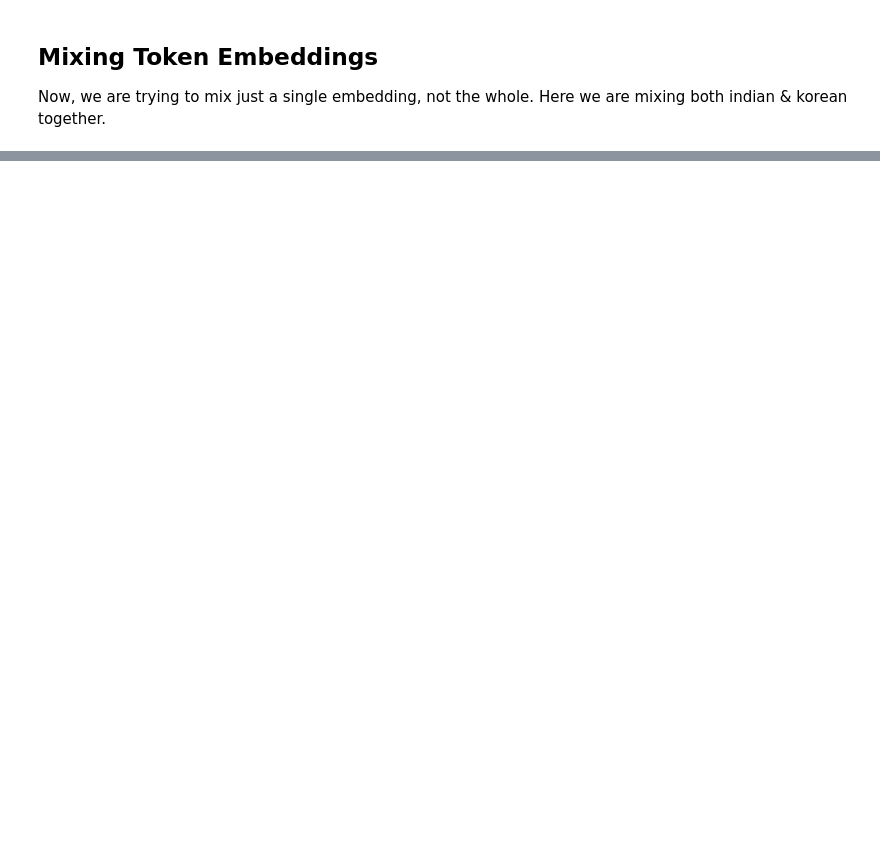
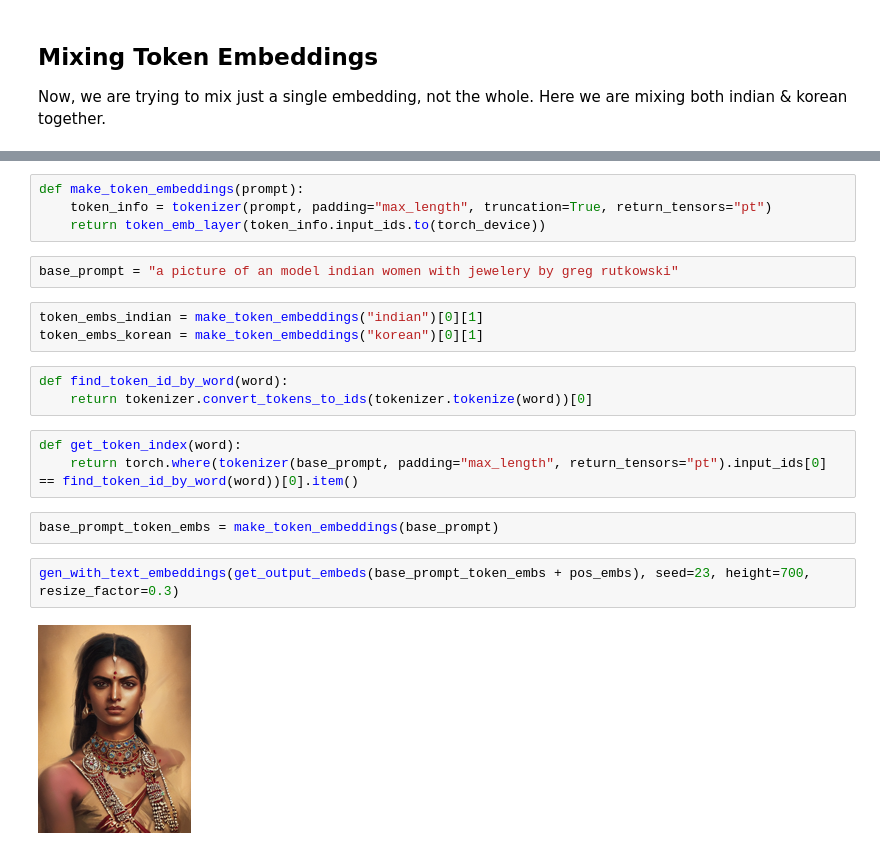
Before and after one commit to arunoda/adeep, a Jupyter notebook: sd-deepdive/05-text-embeddings.ipynb, the cells around one changed output, grey strips where cells are left out. Cells and saved outputs as stored; diff of their text form; blank space fills up the shorter version.

```diff
--- a/sd-deepdive/05-text-embeddings.ipynb
+++ b/sd-deepdive/05-text-embeddings.ipynb
@@ -354,0 +360,21 @@ gen_with_text_embeddings(token_embs
+# %%
+def make_token_embeddings(prompt):
+    token_info = tokenizer(prompt, padding="max_length", truncation=True, return_tensors="pt")
+    return token_emb_layer(token_info.input_ids.to(torch_device))
+# %%
+base_prompt = "a picture of an model indian women with jewelery by greg rutkowski"
+# %%
+token_embs_indian = make_token_embeddings("indian")[0][1]
+token_embs_korean = make_token_embeddings("korean")[0][1]
+# %%
+def find_token_id_by_word(word):
+    return tokenizer.convert_tokens_to_ids(tokenizer.tokenize(word))[0]
+# %%
+def get_token_index(word):
+    return torch.where(tokenizer(base_prompt, padding="max_length", return_tensors="pt").input_ids[0] == find_token_id_by_word(word))[0].item()
+# %%
+base_prompt_token_embs = make_token_embeddings(base_prompt)
+# %%
+gen_with_text_embeddings(get_output_embeds(base_prompt_token_embs + pos_embs), seed=23, height=700, resize_factor=0.3)
+# %% [output]
+[figure, added]
```
Also changed, not shown: parts of 18 cells of this notebook.
